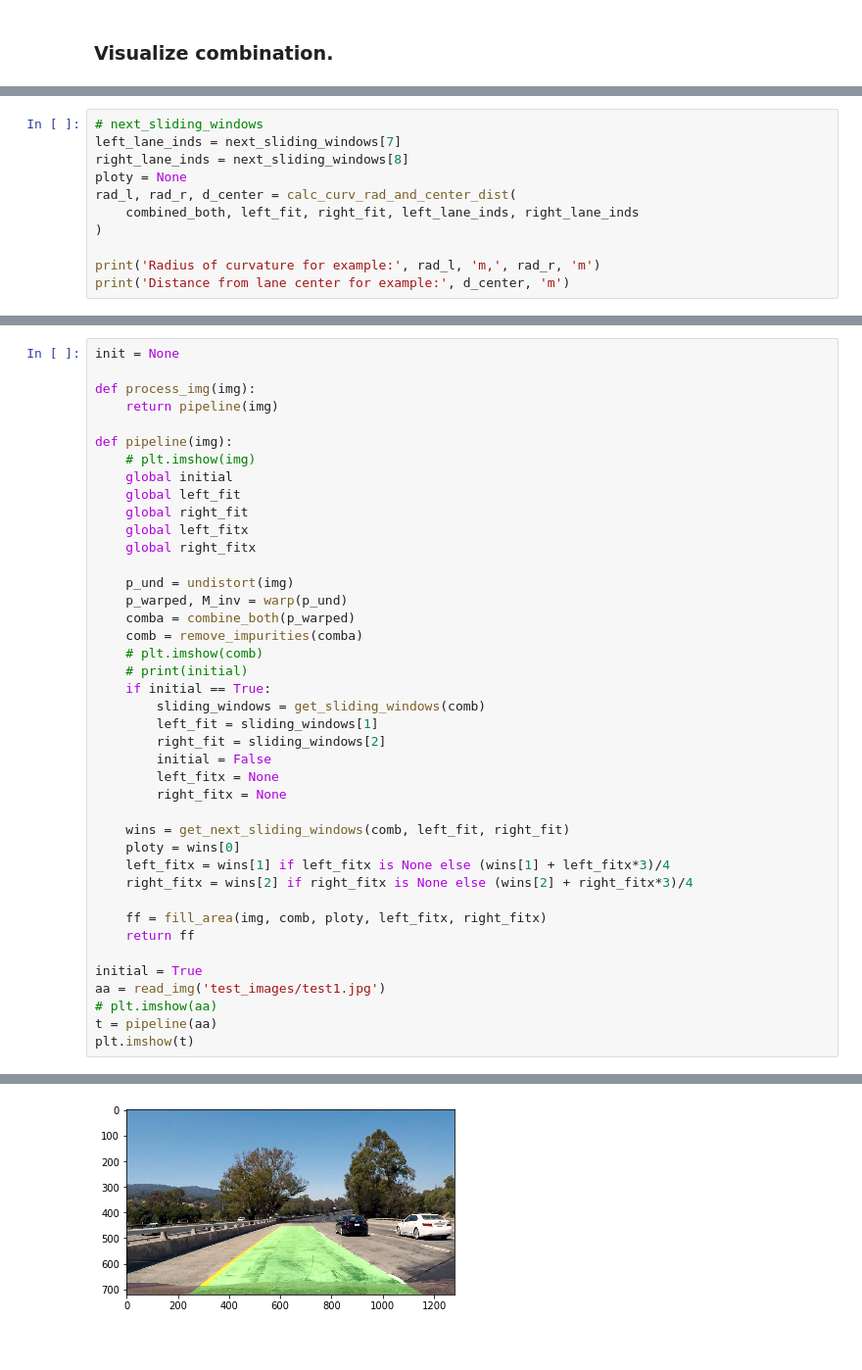
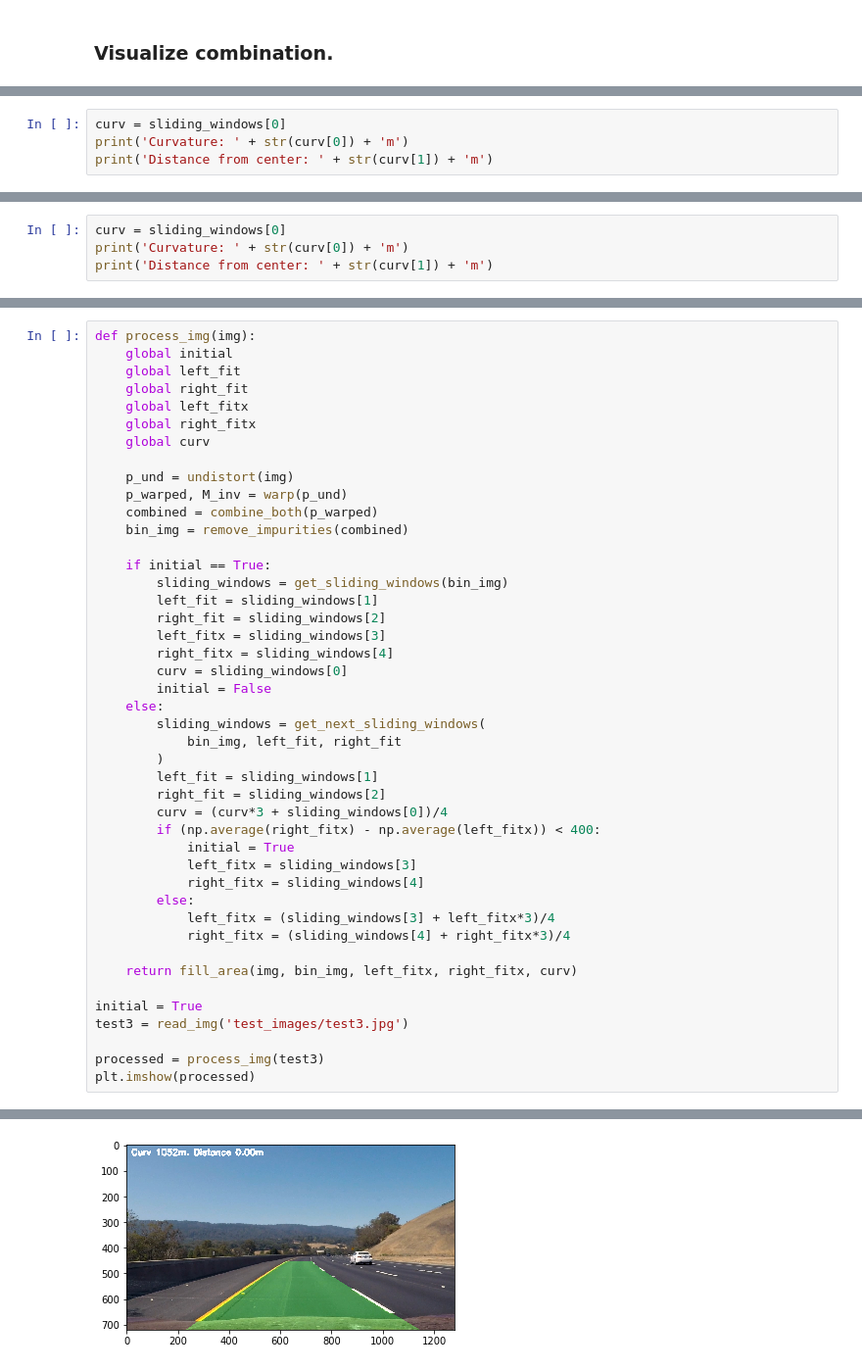
Before and after one commit to vssrcj/advanced-lane-lines, a Jupyter notebook: main.ipynb, the cells around one changed output, grey strips where cells are left out. Shown at 98% size. Cells and saved outputs as stored; diff of their text form.

```diff
--- a/main.ipynb
+++ b/main.ipynb
@@ -431,0 +479,4 @@ visualize_sliding_windows(combined_both, sliding_windows)
+# %%
+curv = sliding_windows[0]
+print('Curvature: ' + str(curv[0]) + 'm')
+print('Distance from center: ' + str(curv[1]) + 'm')
@@ -591,11 +552,0 @@ def calc_curv_rad_and_center_dist(bin_img, l_fit, r_fit, l_lane_inds, r_lane_ind
-# %%
-# next_sliding_windows
-left_lane_inds = next_sliding_windows[7]
-right_lane_inds = next_sliding_windows[8]
-ploty = None
-rad_l, rad_r, d_center = calc_curv_rad_and_center_dist(
-    combined_both, left_fit, right_fit, left_lane_inds, right_lane_inds
-)
-
-print('Radius of curvature for example:', rad_l, 'm,', rad_r, 'm')
-print('Distance from lane center for example:', d_center, 'm')
@@ -604,0 +559,4 @@ Distance from lane center for example: -0.0387753545295 m
+# %%
+curv = sliding_windows[0]
+print('Curvature: ' + str(curv[0]) + 'm')
+print('Distance from center: ' + str(curv[1]) + 'm')
@@ -689,47 +592,50 @@ def fill_area(initial_img, binary_img, ploty, left_fitx, right_fitx):
 # %%
-init = None
-
 def process_img(img):
-    return pipeline(img)
-
-def pipeline(img):
-    # plt.imshow(img)
     global initial
     global left_fit
     global right_fit
     global left_fitx
     global right_fitx
+    global curv
 
     p_und = undistort(img)
     p_warped, M_inv = warp(p_und)
-    comba = combine_both(p_warped)
-    comb = remove_impurities(comba)
-    # plt.imshow(comb)
-    # print(initial)
+    combined = combine_both(p_warped)
+    bin_img = remove_impurities(combined)
+
     if initial == True:
-        sliding_windows = get_sliding_windows(comb)
+        sliding_windows = get_sliding_windows(bin_img)
         left_fit = sliding_windows[1]
         right_fit = sliding_windows[2]
+        left_fitx = sliding_windows[3]
+        right_fitx = sliding_windows[4]
+        curv = sliding_windows[0]
         initial = False
-        left_fitx = None
-        right_fitx = None
+    else:
+        sliding_windows = get_next_sliding_windows(
+            bin_img, left_fit, right_fit
+        )
+        left_fit = sliding_windows[1]
+        right_fit = sliding_windows[2]
+        curv = (curv*3 + sliding_windows[0])/4
+        if (np.average(right_fitx) - np.average(left_fitx)) < 400:
+            initial = True
+            left_fitx = sliding_windows[3]
+            right_fitx = sliding_windows[4]
+        else:
+            left_fitx = (sliding_windows[3] + left_fitx*3)/4
+            right_fitx = (sliding_windows[4] + right_fitx*3)/4
 
-    wins = get_next_sliding_windows(comb, left_fit, right_fit)
-    ploty = wins[0]
-    left_fitx = wins[1] if left_fitx is None else (wins[1] + left_fitx*3)/4
-    right_fitx = wins[2] if right_fitx is None else (wins[2] + right_fitx*3)/4
-
-    ff = fill_area(img, comb, ploty, left_fitx, right_fitx)
-    return ff
+    return fill_area(img, bin_img, left_fitx, right_fitx, curv)
 
 initial = True
-aa = read_img('test_images/test1.jpg')
-# plt.imshow(aa)
-t = pipeline(aa)
-plt.imshow(t)
+test3 = read_img('test_images/test3.jpg')
+
+processed = process_img(test3)
+plt.imshow(processed)
 # %% [output]
 <matplotlib.image.AxesImage at 0x...>
-[figure, old version]
+[figure, new version]
 # %%
 from moviepy.editor import VideoFileClip
 
```
Also changed, not shown: parts of 37 cells of this notebook, 1 other file.
